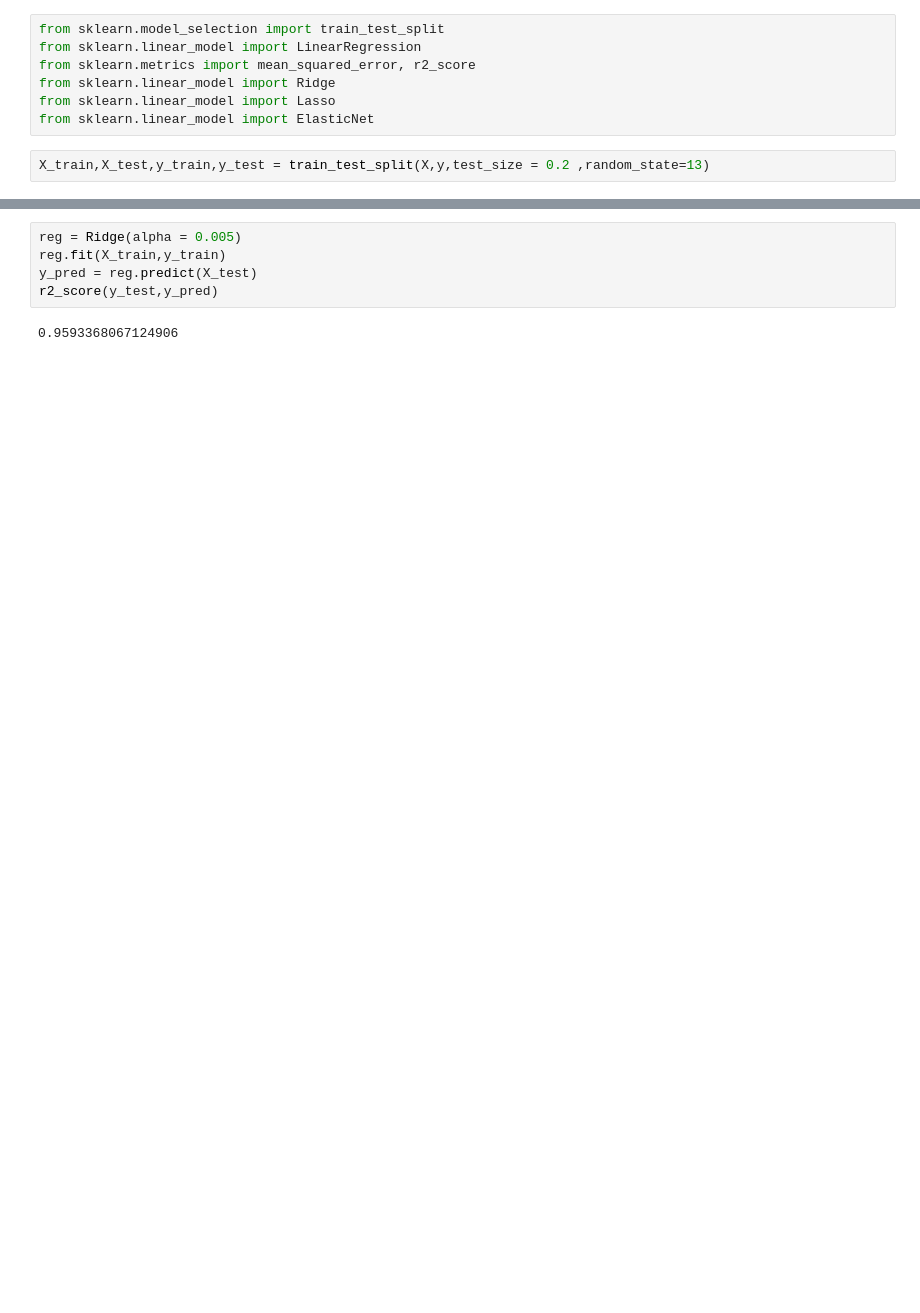
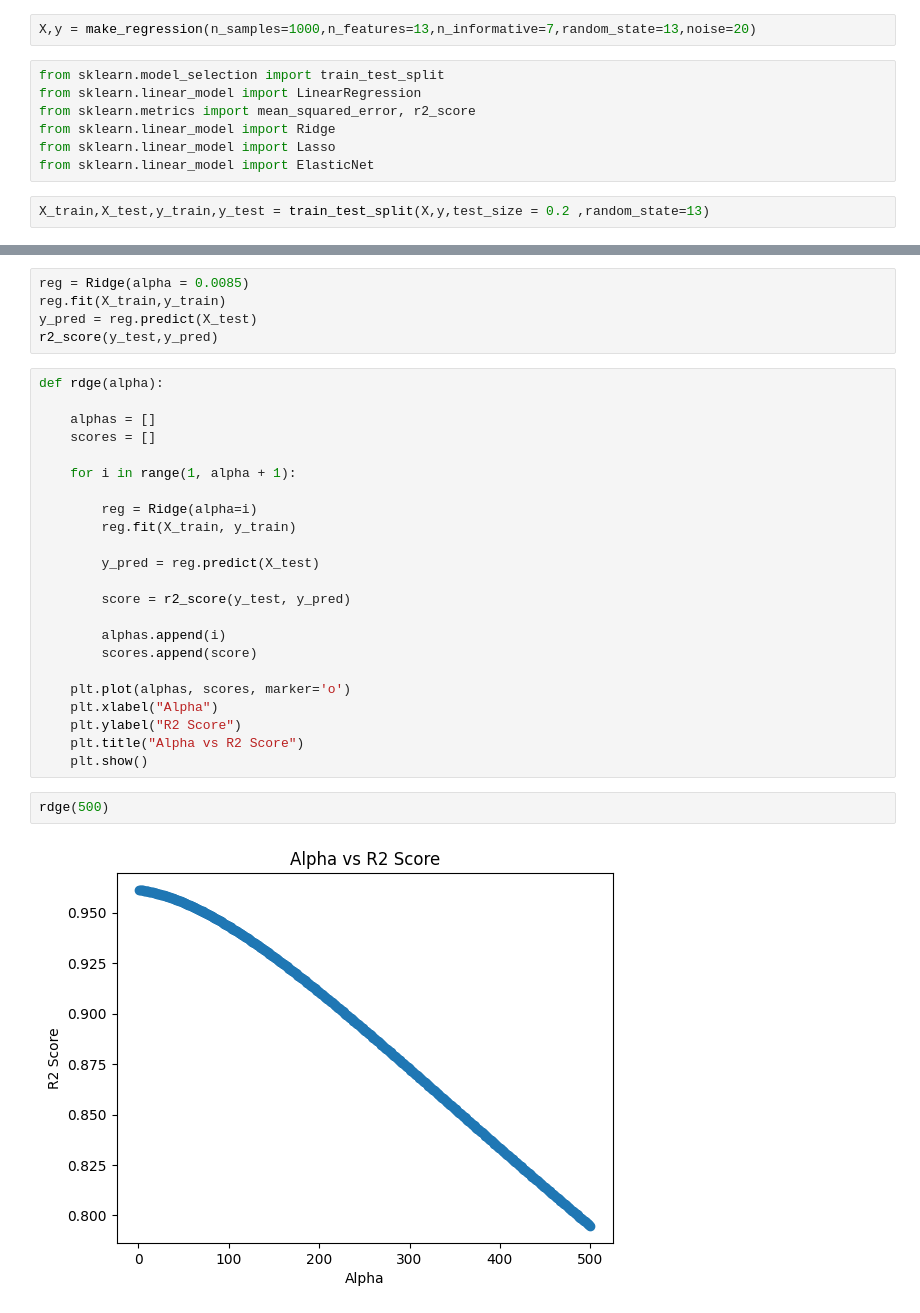
Before and after one commit to abhi01-sys/ML--Journey, a Jupyter notebook: Reg_practice.ipynb, the cells around one changed output, grey strips where cells are left out. Cells and saved outputs as stored; diff of their text form; blank space fills up the shorter version.

Commit message:
Visualizing Regularization Techniques

```diff
--- a/Reg_practice.ipynb
+++ b/Reg_practice.ipynb
@@ -52,3 +9,5 @@ y = df['price']
+# %%
+X,y = make_regression(n_samples=1000,n_features=13,n_informative=7,random_state=13,noise=20)
 # %%
 from sklearn.model_selection import train_test_split
 from sklearn.linear_model import LinearRegression
@@ -68,8 +27,33 @@ r2_score(y_test,y_pred)
 # %%
-reg = Ridge(alpha = 0.005)
+reg = Ridge(alpha = 0.0085)
 reg.fit(X_train,y_train)
 y_pred = reg.predict(X_test)
 r2_score(y_test,y_pred)
-# %% [output]
-0.9593368067124906
+# %%
+def rdge(alpha):
+
+    alphas = []
+    scores = []
+
+    for i in range(1, alpha + 1):
+
+        reg = Ridge(alpha=i)
+        reg.fit(X_train, y_train)
+
+        y_pred = reg.predict(X_test)
+
+        score = r2_score(y_test, y_pred)
+
+        alphas.append(i)
+        scores.append(score)
+
+    plt.plot(alphas, scores, marker='o')
+    plt.xlabel("Alpha")
+    plt.ylabel("R2 Score")
+    plt.title("Alpha vs R2 Score")
+    plt.show()
+# %%
+rdge(500)
+# %% [output]
+[figure, added]
 # %%
```
Also changed, not shown: parts of 15 cells of this notebook.
